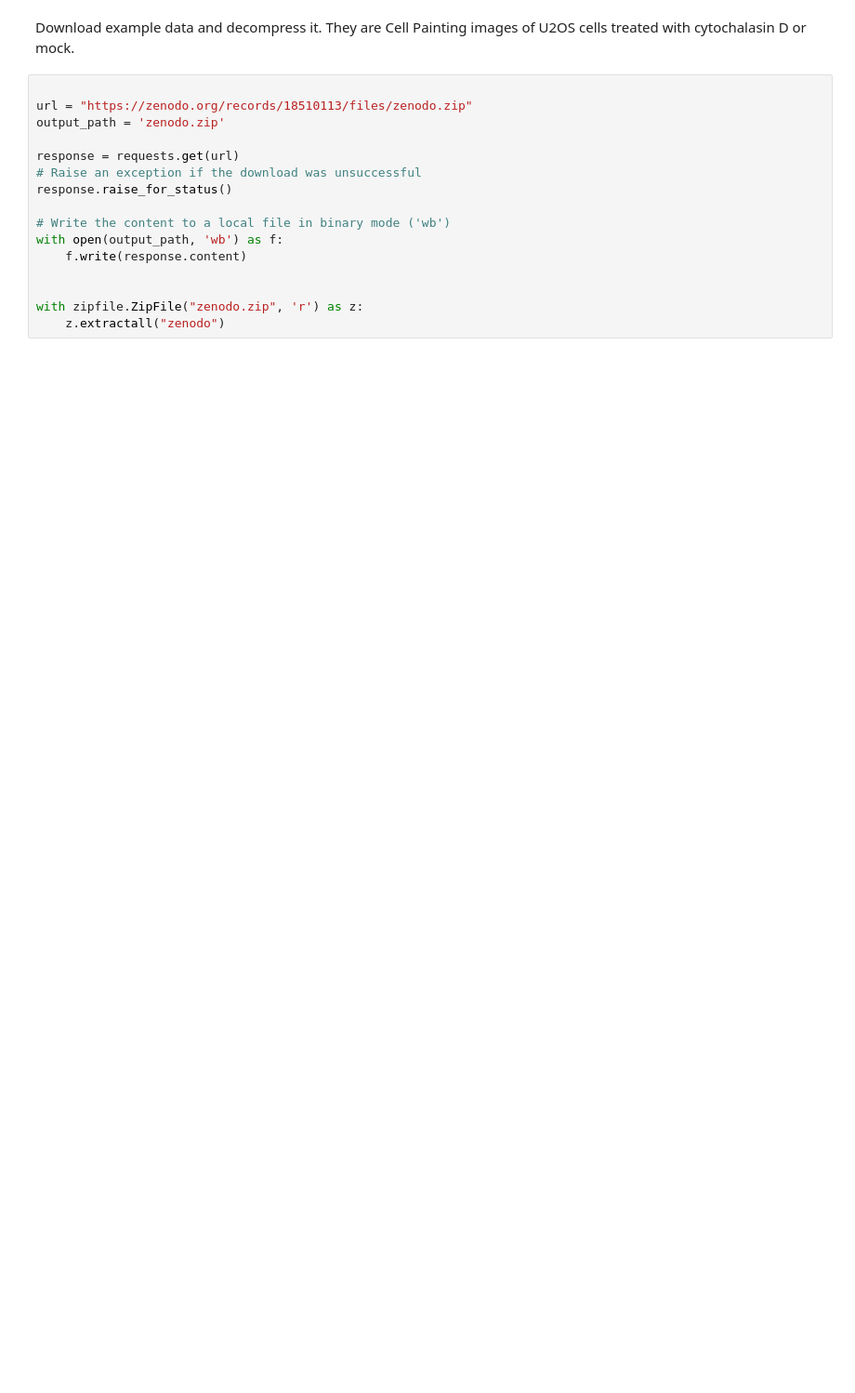
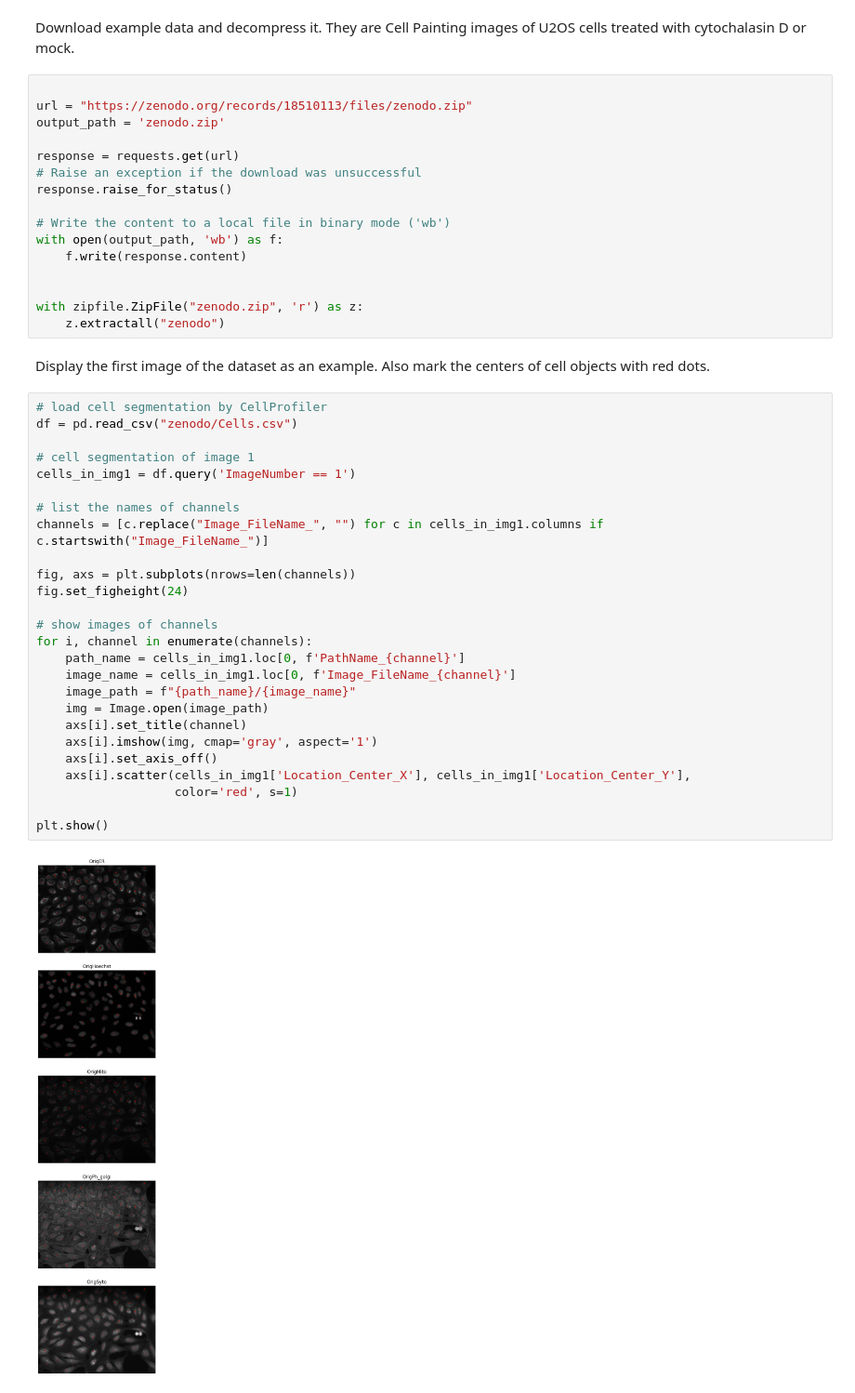
Before and after one commit to msfuji/IFcoder, a Jupyter notebook: examples/ifcoder_example.ipynb, the cells around one changed output. Shown at 93% size. Saved outputs shown, nothing was run; the diff lists cells and outputs as text; blank space fills up the shorter version.

Commit message:
display patches

```diff
--- a/examples/ifcoder_example.ipynb
+++ b/examples/ifcoder_example.ipynb
@@ -21,4 +25,34 @@ with open(output_path, 'wb') as f:
 
 with zipfile.ZipFile("zenodo.zip", 'r') as z:
     z.extractall("zenodo")
+# %% [markdown]
+Display the first image of the dataset as an example. Also mark the centers of cell objects with red dots.
+# %%
+# load cell segmentation by CellProfiler
+df = pd.read_csv("zenodo/Cells.csv")
+
+# cell segmentation of image 1
+cells_in_img1 = df.query('ImageNumber == 1')
+
+# list the names of channels
+channels = [c.replace("Image_FileName_", "") for c in cells_in_img1.columns if c.startswith("Image_FileName_")]
+
+fig, axs = plt.subplots(nrows=len(channels))
+fig.set_figheight(24)
+
+# show images of channels
+for i, channel in enumerate(channels):
+    path_name = cells_in_img1.loc[0, f'PathName_{channel}']
+    image_name = cells_in_img1.loc[0, f'Image_FileName_{channel}']
+    image_path = f"{path_name}/{image_name}"
+    img = Image.open(image_path)
+    axs[i].set_title(channel)
+    axs[i].imshow(img, cmap='gray', aspect='1')
+    axs[i].set_axis_off()
+    axs[i].scatter(cells_in_img1['Location_Center_X'], cells_in_img1['Location_Center_Y'],
+                   color='red', s=1)
+
+plt.show()
+# %% [output]
+[figure, added]
 # %% [markdown]
```
Also changed, not shown: parts of 13 cells of this notebook.
